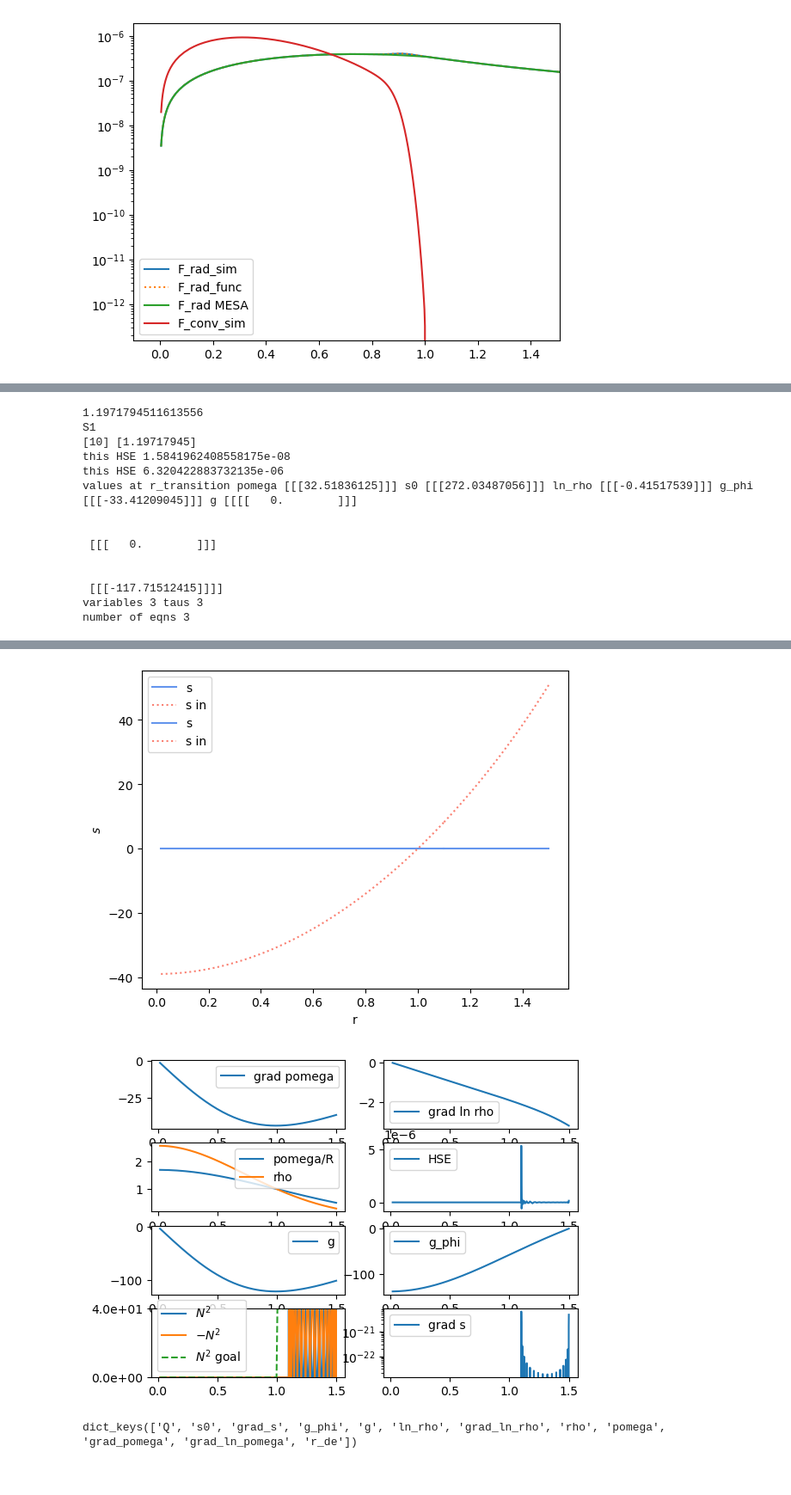
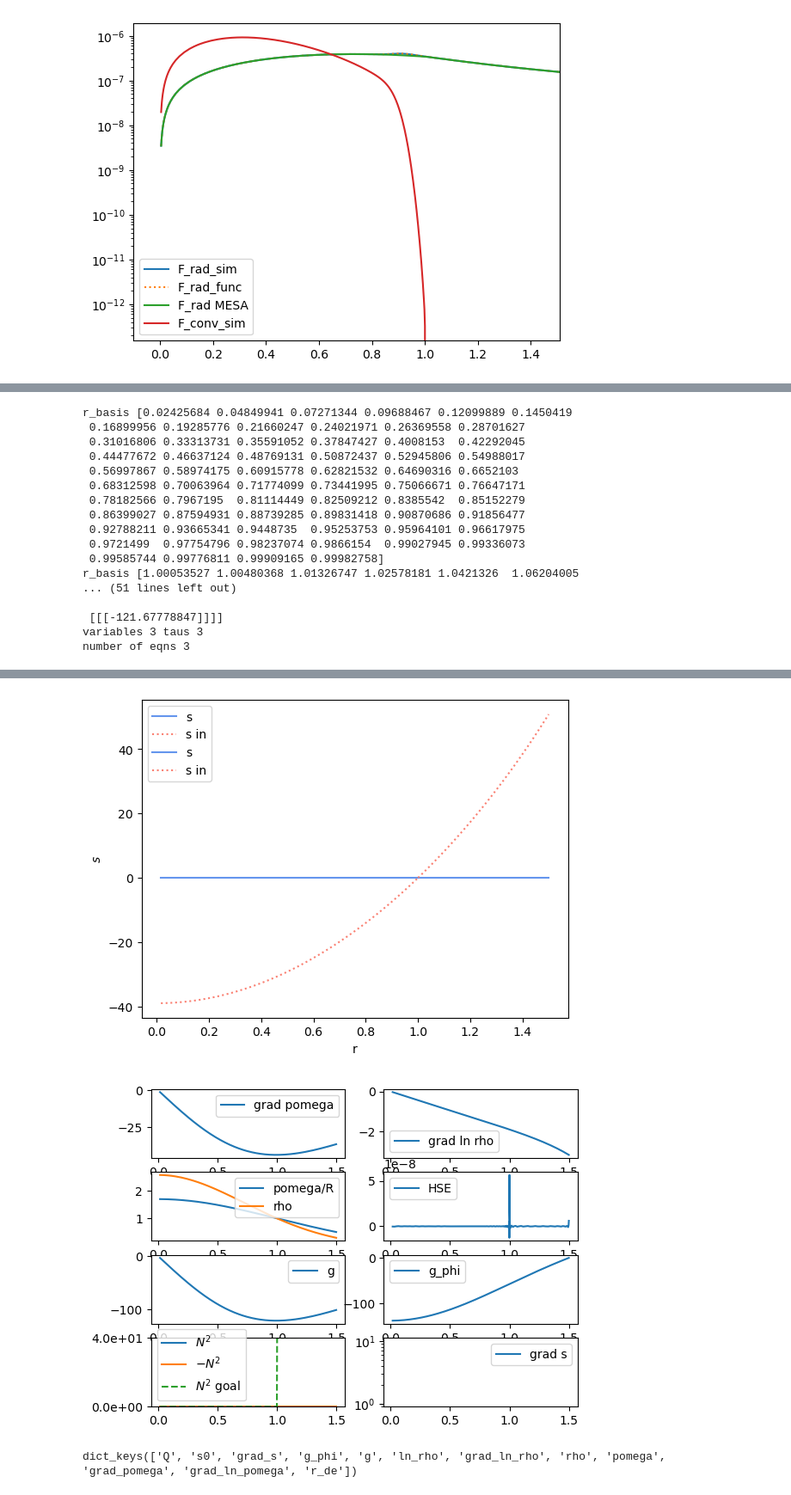
Before and after one commit to samanthacwu/compressible_stars_CP, a Jupyter notebook: examples/massive_star_zams_15msol/analyze_MESA.ipynb, the cells around one changed output, grey strips where cells are left out. Shown at 86% size. Cells and saved outputs as stored; diff of their text form; code cells hidden in the pictures.

```diff
--- a/examples/massive_star_zams_15msol/analyze_MESA.ipynb
+++ b/examples/massive_star_zams_15msol/analyze_MESA.ipynb
@@ -1731,6 +1731,8 @@ def HSE_solve_CZ(coords, dist, bases, g_phi_func, ln_rho_func,  Fconv_func, r_st
 
         # Make lift operators for BCs
         if k == 'B':
+            dealias_length = int(basis.shape[-1]*basis.dealias[-1])
+            print(dealias_length)
             namespace['lift_{}'.format(k)] = lift = lambda A: d3.Lift(A, basis, -1)
         else:
             namespace['lift_{}'.format(k)] = lift = lambda A: d3.Lift(A, basis.derivative_basis(2), -1)
@@ -2040,7 +2042,12 @@ def HSE_solve_CZ(coords, dist, bases, g_phi_func, ln_rho_func,  Fconv_func, r_st
 # grad_ln_rho_func = interpolations['grad_ln_rho0']
 ln_rho_func = interpolations['ln_rho0']
 g_phi_func = interpolations['g_phi']
-atmo_test_CZ, quantities_CZ=HSE_solve_CZ(c, d, bases, g_phi_func,ln_rho_func, F_conv_func,
-              r_outer=r_bound_nd[-1], r_stitch=stitch_radii, \
+stitch_radii2 = [1.0]
+resolutions2 = [(1,1,64),(1,1,24)]
+c2, d2, bases2, bases_keys2 = make_bases(resolutions2, stitch_radii2,
+                                         r_bound_nd[-1], dealias=(1,1,dealias), dtype=dtype, mesh=mesh)
+
+atmo_test_CZ, quantities_CZ=HSE_solve_CZ(c2, d2, bases2, g_phi_func,ln_rho_func, F_conv_func,
+              r_outer=r_bound_nd[-1], r_stitch=stitch_radii2, \
               R=nondim_R_gas, gamma=nondim_gamma1, G=nondim_G, nondim_radius=1,tolerance=1e-5, HSE_tolerance = 1e-4)
 # %% [output]
@@ -2657,17 +2677,20 @@ L_rad_sim/= (r/L_nd)**2 * (4*np.pi)
 F_rad_func = interp1d(r/L_nd, L_rad_sim/lum_nd, **interp_kwargs)
 
 chi_rad_func = interpolations['chi_rad']
-
-for k, basis in bases.items():
-    phi, theta, r_basis = d.local_grids(basis)
+# stitch_radii2 = [1.04]
+# c2, d2, bases2, bases_keys2 = make_bases(resolutions, stitch_radii2,
+#                                          r_bound_nd[-1], dealias=(1,1,dealias), dtype=dtype, mesh=mesh)
+for k, basis in bases2.items():
+    phi, theta, r_basis = d2.local_grids(basis)
     # print(r)
-    if r_basis[0][0][0] > 1.1:
-        r_transition=r_basis[0][0][np.where((np.abs(r_basis[0][0]-1.2)/1.2 < 0.01))[0]][0]
-print(r_transition)
-for k, basis in bases.items():
+    print('r_basis',r_basis[0][0])
+    if r_basis[0][0][0] > 0.99:
+        r_transition=r_basis[0][0][np.where((np.abs(r_basis[0][0]-1.0)/1.0 < 0.01))[0]][0]
+print('r_transition',r_transition)
+for k, basis in bases2.items():
     if k != 'B':
         print(k)
-        phi, theta, r_basis = d.local_grids(basis)
+        phi, theta, r_basis = d2.local_grids(basis)
         print(np.where(r_basis[0][0] == r_transition)[0], r_basis[0][0][np.where(r_basis[0][0] == r_transition)[0]])
 
 N2_func = interp1d(r_nd, tau_nd**2 * smooth_N2, **interp_kwargs)
@@ -2675,21 +2698,24 @@ N2_func = interp1d(r_nd, tau_nd**2 * smooth_N2, **interp_kwargs)
 # plt.plot(r_nd,chi_rad_func(r_nd))
 # plt.yscale('log')
 # atmo_test_RZ=
-r_test_RZ=HSE_solve_RZ_as_CZ(c, d, bases, quantities_CZ, r_transition, chi_rad_func, F_rad_func, N2_func,
-              r_outer=r_bound_nd[-1], r_stitch=stitch_radii, \
+r_test_RZ=HSE_solve_RZ_as_CZ(c2, d2, bases2, quantities_CZ, r_transition, chi_rad_func, F_rad_func, N2_func,
+              r_outer=r_bound_nd[-1], r_stitch=stitch_radii2, \
               R=nondim_R_gas, gamma=nondim_gamma1, G=nondim_G, nondim_radius=1,tolerance=1e-5, HSE_tolerance = 1e-4)
 # %% [output]
-1.1971794511613556
-S1
-[10] [1.19717945]
-this HSE 1.5841962408558175e-08
-this HSE 6.320422883732135e-06
-values at r_transition pomega [[[32.51836125]]] s0 [[[272.03487056]]] ln_rho [[[-0.41517539]]] g_phi [[[-33.41209045]]] g [[[[   0.        ]]]
+r_basis [0.02425684 0.04849941 0.07271344 0.09688467 0.12099889 0.1450419
+ 0.16899956 0.19285776 0.21660247 0.24021971 0.26369558 0.28701627
+ 0.31016806 0.33313731 0.35591052 0.37847427 0.4008153  0.42292045
+ 0.44477672 0.46637124 0.48769131 0.50872437 0.52945806 0.54988017
+ 0.56997867 0.58974175 0.60915778 0.62821532 0.64690316 0.6652103
+ 0.68312598 0.70063964 0.71774099 0.73441995 0.75066671 0.76647171
+ 0.78182566 0.7967195  0.81114449 0.82509212 0.8385542  0.85152279
+ 0.86399027 0.87594931 0.88739285 0.89831418 0.90870686 0.91856477
+ 0.92788211 0.93665341 0.9448735  0.95253753 0.95964101 0.96617975
+ 0.9721499  0.97754796 0.98237074 0.9866154  0.99027945 0.99336073
+ 0.99585744 0.99776811 0.99909165 0.99982758]
+r_basis [1.00053527 1.00480368 1.01326747 1.02578181 1.0421326  1.06204005
+... (51 lines left out)
 
-
- [[[   0.        ]]]
-
-
- [[[-117.71512415]]]]
+ [[[-121.67778847]]]]
 variables 3 taus 3
 number of eqns 3
@@ -2705,7 +2730,7 @@ transition index 10 radii [1.10024091 1.1021647  1.10599375 1.11169119 1.1192021
 [figure]
 [figure]
 [figure]
-[figure, old version]
+[figure, new version]
 # %%
 quantities_CZ.keys()
 # %% [output]
```
Also changed, not shown: parts of 19 cells of this notebook.
